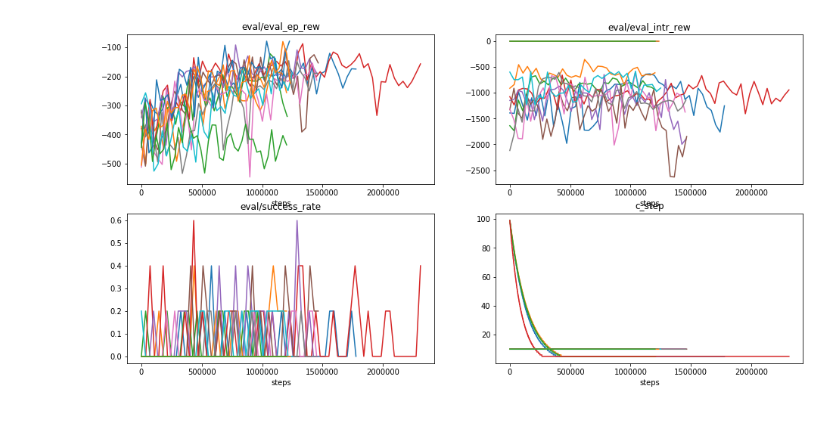
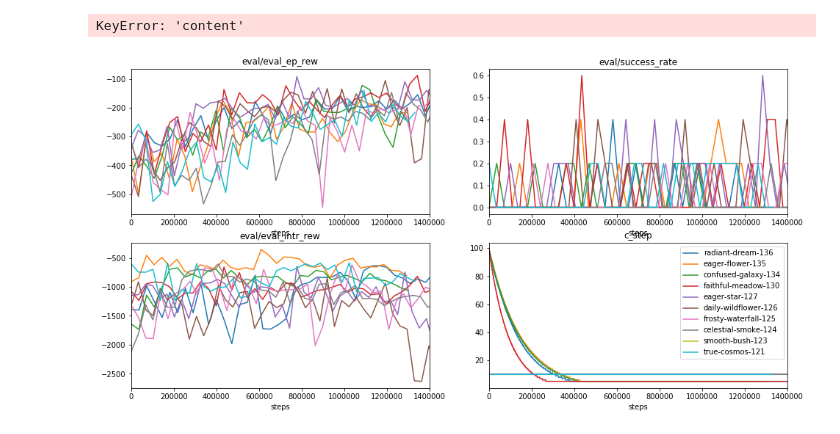
Before and after one commit to P-Schumacher/research, a Jupyter notebook: data_analysis/Project_analysis.ipynb, the cells around one changed output. Drawn from its saved outputs; the diff is of its cells as text; code cells hidden in the pictures.

Commit message:
update on data analysis script

```diff
--- a/data_analysis/Project_analysis.ipynb
+++ b/data_analysis/Project_analysis.ipynb
@@ -16,17 +7,48 @@ df = pd.read_json('research.json')
-# %%
-
-fig, axes = plt.subplots(nrows=2, ncols=2)
-fig.set_figwidth(16)
-fig.set_figheight(8)
-for ax_idx, ax in enumerate(axes.flatten()):
-    #ax.set(xlabel='steps', ylabel='reward')
-    for i in range(13):
-        data = df[keys[ax_idx]][i]
-        steps = df['_step'][i]
-        ax.plot(np.linspace(0, steps[-1], len(data)), data)
-        ax.set(title=keys[ax_idx], xlabel='steps')
-        #ax.set(xlim=[0, 45])
-# %% [output]
-[figure, removed]
+# %%
+def get_df_selection(df, key, cond):
+    '''Take only elements from the DataFrame where the *key* matches *cond*:bool'''
+    elems = []
+    for i in range(df.shape[0]):
+        if df['config'][i]['content'][key] == str(cond):
+            elems.append(df.loc[i, :])
+    print(len(elems))
+    return pd.DataFrame.from_records(elems)
+
+def cumulative_reward(x):
+    '''Plots R(n) where R(n) is the same of the graph from 0 to n. Essentially
+    a simple discrete integration.'''
+    # Basically ignore faulty runs
+    if len(x) == 0:
+        return np.zeros(shape=[0,])
+    ret = np.zeros([len(x),])
+    ret[0] = 0
+    for i in range(1, len(x)):
+        ret[i] = ret[i-1] + x[i]
+    return ret
+
+def plotter(df, keys, f=None):
+    '''Basic plotting utility that can apply a function on the data.'''
+    f = [f if f else lambda x: x][0]
+    fig, axes = plt.subplots(nrows=2, ncols=2)
+    fig.set_figwidth(16)
+    fig.set_figheight(8)
+    for ax_idx, ax in enumerate(axes.flatten()):
+        for i in range(df.shape[0]):
+            data = df[keys[ax_idx]][i]
+            steps = df['_step'][i]
+            ax.plot(np.linspace(0, steps[-1], len(data)), f(data))
+            ax.set(title=keys[ax_idx], xlabel='steps', xlim=[0,1.4e6])
+    plt.legend([x for x in df['name']])
+# %%
+keys = ['eval/eval_ep_rew', 'eval/success_rate', 'eval/eval_intr_rew', 'c_step']
+df = pd.read_json('research.json')
+
+df = get_df_selection(df, 'flat_agent', False)
+# %% [output]
+KeyError: 'content'
+# %%
+plotter(df, keys)
+# %% [output]
+[figure, added]
 # %%
 cumul_ep_rew = [cumulative_reward(x) if len(x) > 0 else 0 for x in df[keys[1]]]
```
Also changed, not shown: parts of 7 cells of this notebook, 2 other files.
